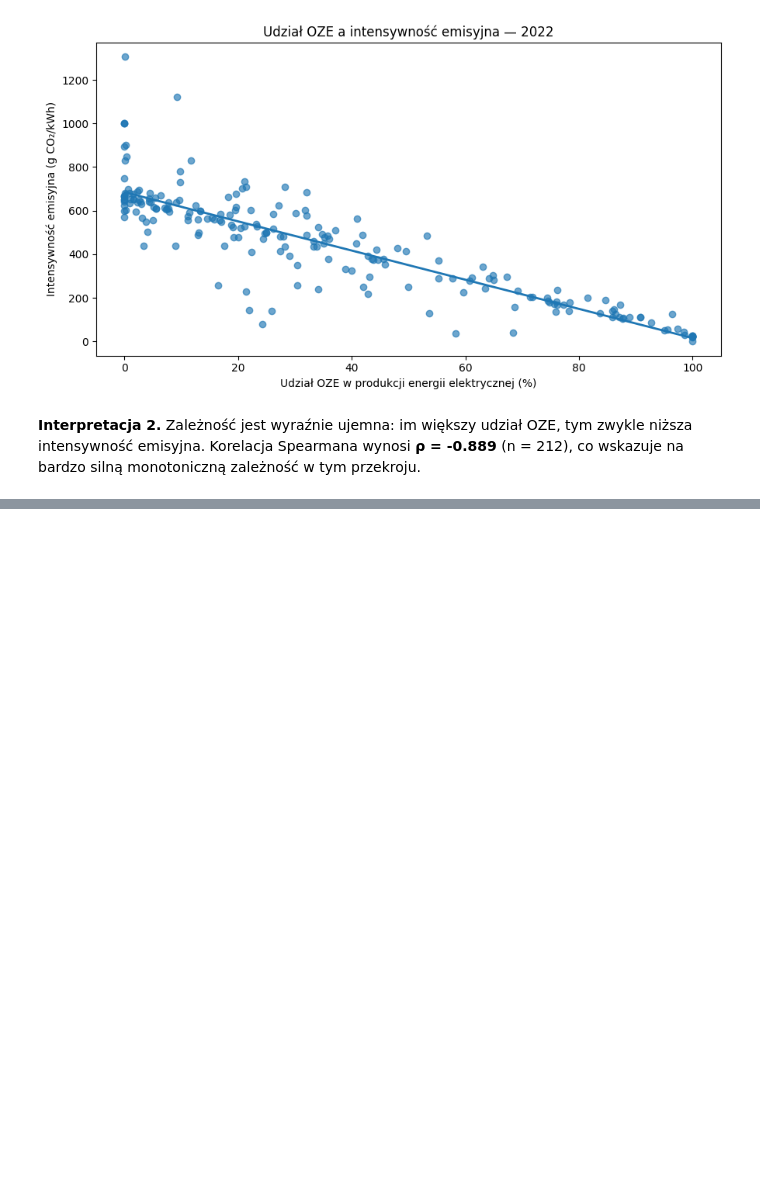
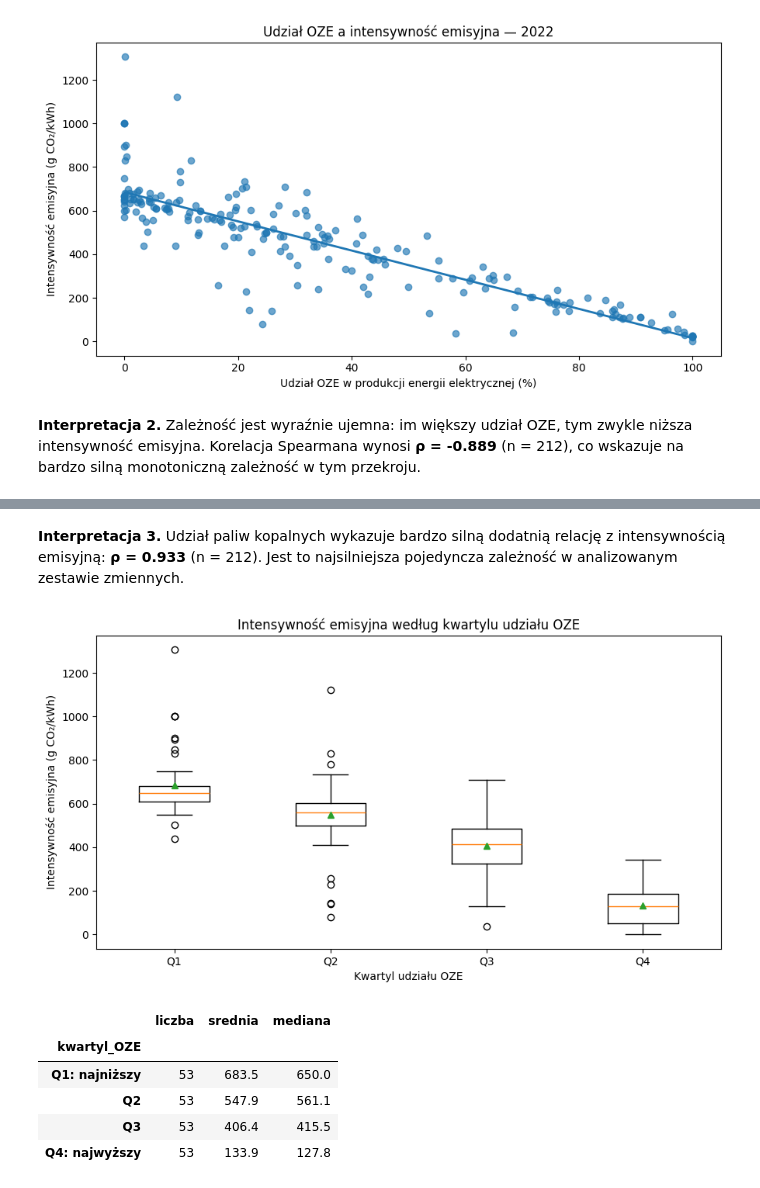
Before and after one commit to J-E-Wa/Analiza-i-wizualizacja-danych, a Jupyter notebook: energy-data-analyze.ipynb, the cells around one changed output, grey strips where cells are left out. Drawn from its saved outputs; the diff is of its cells as text; code cells hidden in the pictures; blank space fills up the shorter version.

Commit message:
Add energy mix visualizations and correlation heatmap

```diff
--- a/energy-data-analyze.ipynb
+++ b/energy-data-analyze.ipynb
@@ -306,0 +307,34 @@ plt.show()
+# %% [markdown]
+**Interpretacja 3.** Udział paliw kopalnych wykazuje bardzo silną dodatnią relację z intensywnością emisyjną: **ρ = 0.933** (n = 212). Jest to najsilniejsza pojedyncza zależność w analizowanym zestawie zmiennych.
+# %%
+# 4. Intensywność emisyjna w kwartylach udziału OZE
+box_df = data[["renewables_share_elec", "carbon_intensity_elec"]].dropna().copy()
+box_df["kwartyl_OZE"] = pd.qcut(
+    box_df["renewables_share_elec"], q=4,
+    labels=["Q1: najniższy", "Q2", "Q3", "Q4: najwyższy"]
+)
+
+groups = [
+    box_df.loc[box_df["kwartyl_OZE"] == label, "carbon_intensity_elec"]
+    for label in ["Q1: najniższy", "Q2", "Q3", "Q4: najwyższy"]
+]
+
+fig, ax = plt.subplots(figsize=(9, 5))
+ax.boxplot(groups, tick_labels=["Q1", "Q2", "Q3", "Q4"], showmeans=True)
+ax.set_title("Intensywność emisyjna według kwartylu udziału OZE")
+ax.set_xlabel("Kwartyl udziału OZE")
+ax.set_ylabel("Intensywność emisyjna (g CO₂/kWh)")
+plt.tight_layout()
+plt.show()
+
+box_df.groupby("kwartyl_OZE", observed=True)["carbon_intensity_elec"].agg(
+    liczba="count", srednia="mean", mediana="median"
+).round(1)
+# %% [output]
+[figure, added]
+|  | liczba | srednia | mediana |
+| kwartyl_OZE |  |  |  |
+| Q1: najniższy | 53 | 683.5 | 650.0 |
+| Q2 | 53 | 547.9 | 561.1 |
+| Q3 | 53 | 406.4 | 415.5 |
+| Q4: najwyższy | 53 | 133.9 | 127.8 |
```
Also changed, not shown: parts of 6 cells of this notebook.
